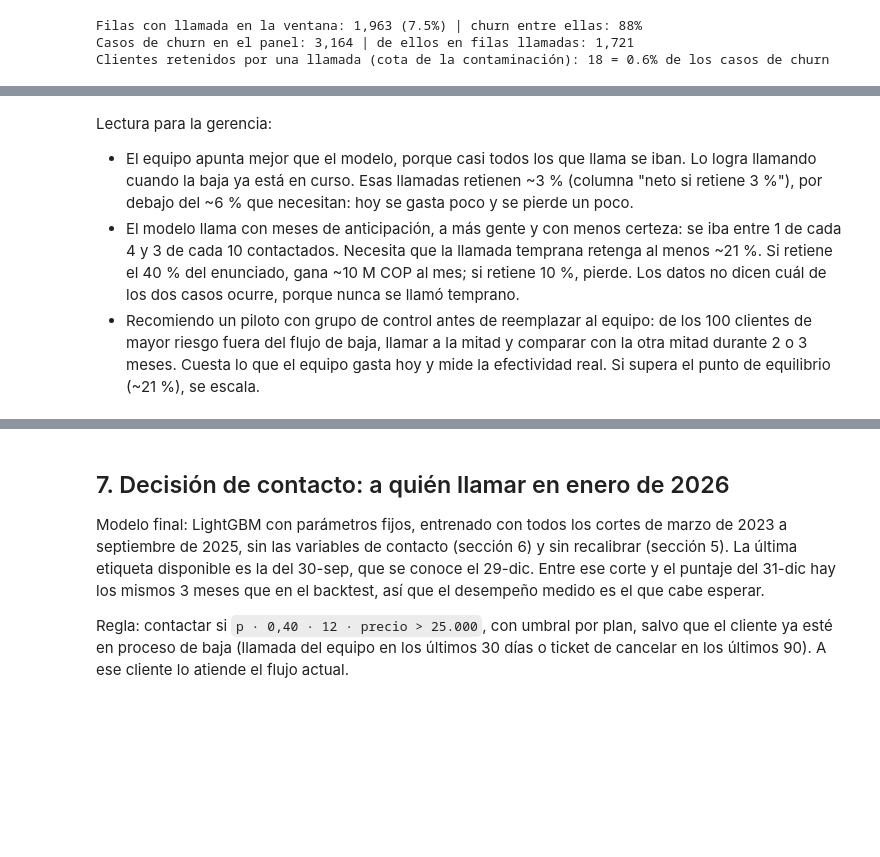
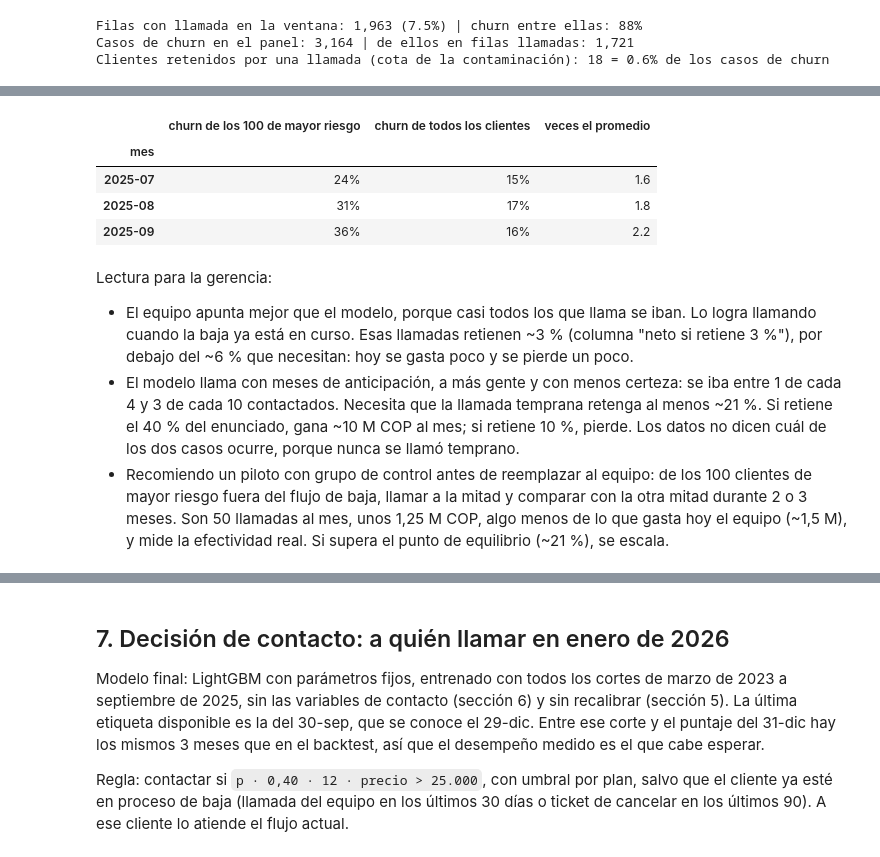
Before and after one commit to unfresh25/conecta-churn, a Jupyter notebook: solucion.ipynb, the cells around one changed output, grey strips where cells are left out. Drawn from its saved outputs; the diff is of its cells as text; code cells hidden in the pictures; blank space fills up the shorter version.

```diff
--- a/solucion.ipynb
+++ b/solucion.ipynb
@@ -716,6 +749,21 @@ vs_team.style.format({c: ("{:.0f}" if c == "llamadas" else "{:.0%}" if c in ("%
 | equipo hoy (llamadas del mes sigu... | 58 | 98% | 1.5 | 8.8 | 3.7 | ... |
 | modelo: regla, sin los ya en proceso | 472 | 23% | 11.8 | 10.7 | -0.5 | ... |
 | modelo: top 100, sin los ya en pr... | 100 | 30% | 2.5 | 2.3 | -0.1 | ... |
+# %%
+top_rows = []
+for ev, g in pred.groupby("cutoff"):
+    top = g[~g["in_process"]].nlargest(100, "p")
+    top_rows.append({"mes": f"{ev:%Y-%m}", "churn de los 100 de mayor riesgo": top["churn_90d"].mean(),
+                     "churn de todos los clientes": g["churn_90d"].mean()})
+top_tbl = pd.DataFrame(top_rows).set_index("mes")
+top_tbl["veces el promedio"] = top_tbl["churn de los 100 de mayor riesgo"] / top_tbl["churn de todos los clientes"]
+top_tbl.style.format({"churn de los 100 de mayor riesgo": "{:.0%}", "churn de todos los clientes": "{:.0%}", "veces el promedio": "{:.1f}"})
+# %% [output]
+|  | churn de los 100 de mayor riesgo | churn de todos los clientes | veces el promedio |
+| mes |  |  |  |
+| 2025-07 | 24% | 15% | 1.6 |
+| 2025-08 | 31% | 17% | 1.8 |
+| 2025-09 | 36% | 16% | 2.2 |
 # %% [markdown]
 Lectura para la gerencia:
 - El equipo apunta mejor que el modelo, porque casi todos los que llama se iban. Lo logra llamando cuando la baja ya está en curso.
@@ -724,5 +772,6 @@ Lectura para la gerencia:
   Necesita que la llamada temprana retenga al menos ~21 %. Si retiene el 40 % del enunciado, gana ~10 M COP al mes; si retiene 10 %,
   pierde. Los datos no dicen cuál de los dos casos ocurre, porque nunca se llamó temprano.
 - Recomiendo un piloto con grupo de control antes de reemplazar al equipo: de los 100 clientes de mayor riesgo fuera del flujo de baja,
-  llamar a la mitad y comparar con la otra mitad durante 2 o 3 meses. Cuesta lo que el equipo gasta hoy y mide la efectividad real.
+  llamar a la mitad y comparar con la otra mitad durante 2 o 3 meses. Son 50 llamadas al mes, unos 1,25 M COP, algo menos de lo que
+  gasta hoy el equipo (~1,5 M), y mide la efectividad real.
   Si supera el punto de equilibrio (~21 %), se escala.
```
Also changed, not shown: parts of 22 cells of this notebook, 13 other files.
